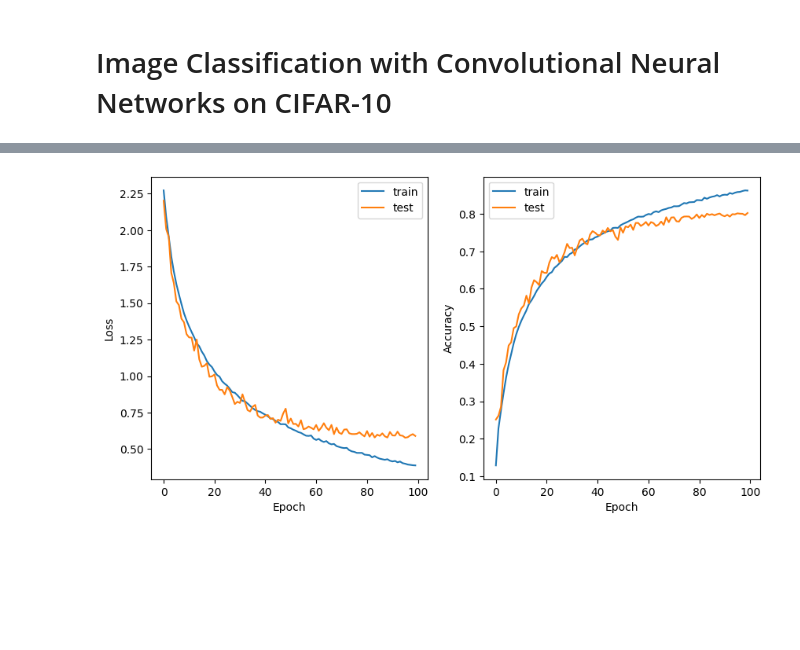
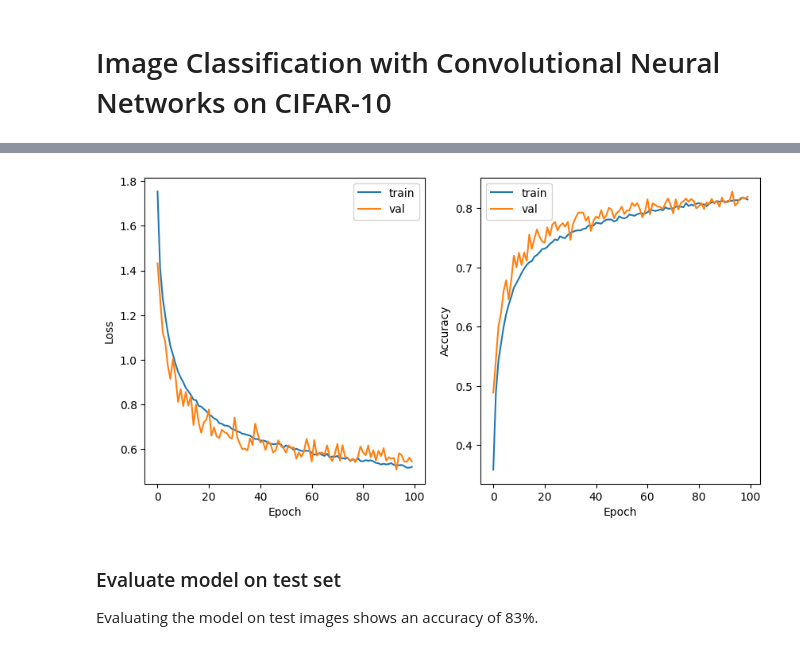
Before and after one commit to lilf4p/ispr-midterm, a Jupyter notebook: midterm3/image_classification.ipynb, the cells around one changed output, grey strips where cells are left out. Saved outputs shown, nothing was run; the diff lists cells and outputs as text; code cells hidden in the pictures; blank space fills up the shorter version.

```diff
--- a/midterm3/image_classification.ipynb
+++ b/midterm3/image_classification.ipynb
@@ -78,18 +100,8 @@ Trainable params: 653,386
 Non-trainable params: 0
 _________________________________________________________________
 # %%
-# sgd optimizer with momentum
-sgd = SGD(lr=0.01, momentum=0.9)
+adam = tf.keras.optimizers.legacy.Adam(lr=0.001,decay=0, beta_1=0.9, beta_2=0.999, epsilon=1e-08)
 
-model.compile(optimizer=sgd,
+model.compile(optimizer=adam,
               loss=tf.keras.losses.CategoricalCrossentropy(),
               metrics=['accuracy'])
-# %%
-# train on gpu
-tf.device('/device:GPU:0')
-
-early_stopping = EarlyStopping(monitor='val_loss', patience=30)
-
-history = model.fit(train_images, train_labels, epochs=100,
-                    validation_data=(test_images, test_labels),
-                    batch_size=512, callbacks=[early_stopping])
@@ -115,0 +108,18 @@ Epoch 100/100
+# %%
+# train on gpu
+tf.device('/device:GPU:0')
+
+# early stopping when validation loss does not improve or overfitting occurs in 10 epochs
+early_stopping = EarlyStopping(monitor='val_loss', patience=30, verbose=1, restore_best_weights=True, mode='min')
+
+# tensorboard callback
+! rm -rf ./logs/
+from datetime import datetime
+logdir = "logs/scalars/" + datetime.now().strftime("%Y%m%d-%H%M%S")
+tensorboard_callback = tf.keras.callbacks.TensorBoard(log_dir="logs")
+
+# train model with data augmentation
+history = model.fit(datagen.flow(train_images, train_labels, batch_size=128),
+                    epochs=100,
+                    validation_data=(val_images, val_labels),
+                    callbacks=[early_stopping, tensorboard_callback])
@@ -115,0 +146,8 @@ Epoch 100/100
+# %%
+# continue training with early stopping for 100 more epochs
+early_stopping = EarlyStopping(monitor='val_loss', patience=15, verbose=1, restore_best_weights=True, mode='min')
+
+history = model.fit(datagen.flow(train_images, train_labels, batch_size=128),
+                    epochs=50,
+                    validation_data=(val_images, val_labels),
+                    callbacks=[early_stopping, tensorboard_callback])
@@ -116,18 +172,18 @@ Epoch 100/100
 # %%
 # plot loss and accuracy of validation and training data in subplots
 plt.figure(figsize=(10,5))
 plt.subplot(1,2,1)
 plt.plot(history.history['loss'], label='train')
-plt.plot(history.history['val_loss'], label='test')
+plt.plot(history.history['val_loss'], label='val')
 plt.xlabel('Epoch')
 plt.ylabel('Loss')
 plt.legend()
 plt.subplot(1,2,2)
 plt.plot(history.history['accuracy'], label='train')
-plt.plot(history.history['val_accuracy'], label='test')
+plt.plot(history.history['val_accuracy'], label='val')
 plt.xlabel('Epoch')
 plt.ylabel('Accuracy')
 plt.legend()
 plt.show()
 # %% [output]
-[figure, old version]
+[figure, new version]
@@ -134 +193,4 @@ plt.show()
+# %% [markdown]
+### Evaluate model on test set
+Evaluating the model on test images shows an accuracy of 83%.
 # %%
```
Also changed, not shown: parts of 20 cells of this notebook, 7 other files.
